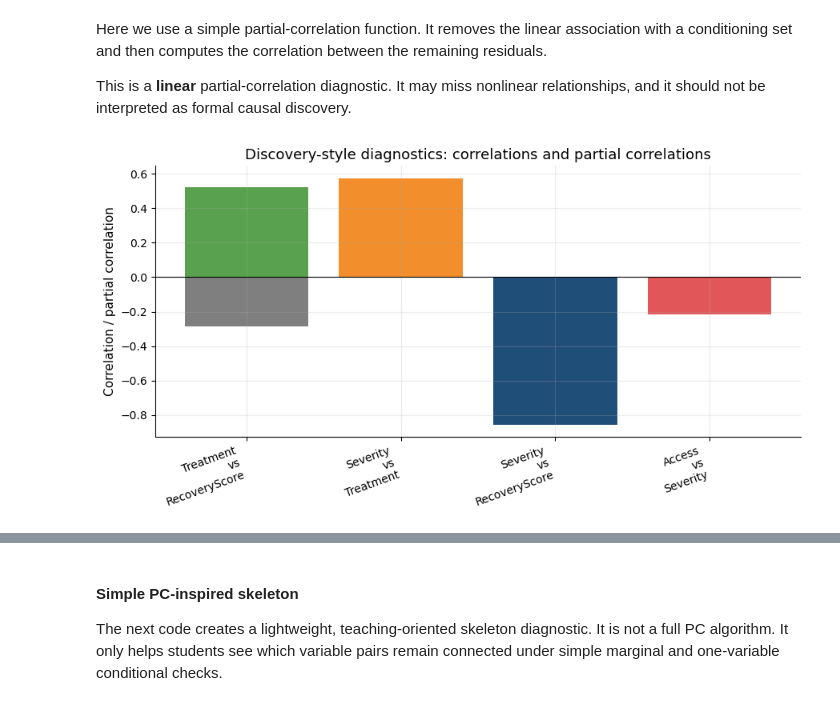
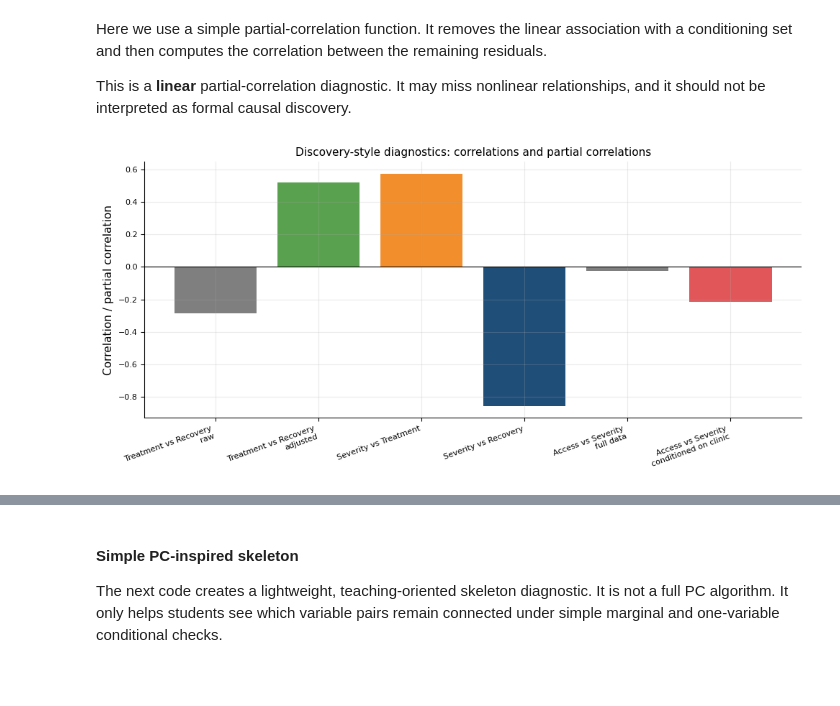
Before and after one commit to Ci2Lab/Causal-Intelligence-Course, a Jupyter notebook: Lectures/04_Causal_Intelligence_Practice.ipynb, the cells around one changed output, grey strips where cells are left out. Cells and saved outputs as stored; diff of their text form; code cells hidden in the pictures; blank space fills up the shorter version.

```diff
--- a/Lectures/04_Causal_Intelligence_Practice.ipynb
+++ b/Lectures/04_Causal_Intelligence_Practice.ipynb
@@ -1044,21 +1243,51 @@ Here we use a simple partial-correlation function. It removes the linear associa
 
 This is a **linear** partial-correlation diagnostic. It may miss nonlinear relationships, and it should not be interpreted as formal causal discovery.
 # %%
-fig, ax = plt.subplots(figsize=(9, 4.8))
-labels = [f"{row.X}\nvs\n{row.Y}" for _, row in pc_results.iterrows()]
-values = pc_results["Correlation / partial correlation"].values
-colors = [COLORS["gray"], COLORS["green"], COLORS["orange"], COLORS["navy"], COLORS["gray"], COLORS["red"]]
+# Plot discovery-style diagnostics with unique labels
 
-ax.bar(labels, values, color=colors)
+fig, ax = plt.subplots(figsize=(10, 4.8))
+
+plot_df = pc_results.copy()
+
+plot_df["Plot label"] = [
+    "Treatment vs Recovery\nraw",
+    "Treatment vs Recovery\nadjusted",
+    "Severity vs Treatment",
+    "Severity vs Recovery",
+    "Access vs Severity\nfull data",
+    "Access vs Severity\nconditioned on clinic",
+]
+
+values = plot_df["Correlation / partial correlation"].values
+
+colors = [
+    COLORS["gray"],    # raw treatment-outcome association
+    COLORS["green"],   # adjusted treatment-outcome association
+    COLORS["orange"],  # severity-treatment
+    COLORS["navy"],    # severity-recovery
+    COLORS["gray"],    # access-severity full data
+    COLORS["red"],     # access-severity after conditioning
+]
+
+ax.bar(plot_df["Plot label"], values, color=colors)
+
 ax.axhline(0, color="black", linewidth=0.8)
-ax.set_title("Discovery-style diagnostics: correlations and partial correlations")
+
+ax.set_title(
+    "Discovery-style diagnostics: correlations and partial correlations",
+    fontsize=11
+)
+
 ax.set_ylabel("Correlation / partial correlation")
-plt.xticks(rotation=20, ha="right")
+
+plt.xticks(rotation=20, ha="right", fontsize=8)
+plt.yticks(fontsize=8)
+
 clean_axis(ax)
 plt.tight_layout()
 plt.show()
 # %% [output]
-[figure, old version]
+[figure, new version]
 # %% [markdown]
 #### Interpretation
 
```
Also changed, not shown: parts of 33 cells of this notebook.
